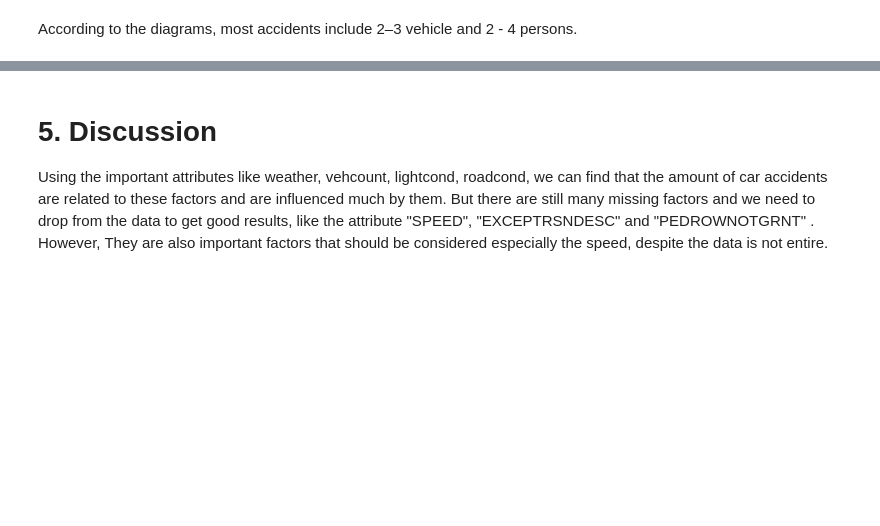
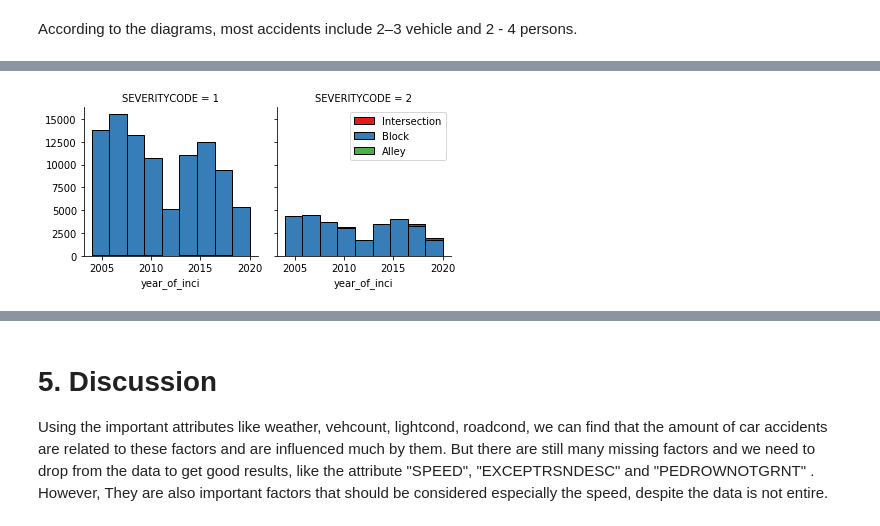
Before and after one commit to gaoxy95/Coursera_Capstone, a Jupyter notebook: Capstone Project - Car accident severity (Week 2).ipynb, the cells around one changed output, grey strips where cells are left out. Drawn from its saved outputs; the diff is of its cells as text; code cells hidden in the pictures; blank space fills up the shorter version.

```diff
--- a/Capstone Project - Car accident severity (Week 2).ipynb
+++ b/Capstone Project - Car accident severity (Week 2).ipynb
@@ -184,0 +232,4 @@ According to the diagrams, most accidents include 2–3 vehicle and 2 - 4 person
+# %%
+df['INCDATE_1'] = pd.to_datetime(df['INCDATE'])
+df['year_of_inci'] = df['INCDATE_1'].dt.year
+df.head()
@@ -184,0 +244,10 @@ According to the diagrams, most accidents include 2–3 vehicle and 2 - 4 person
+# %%
+import seaborn as sns
+
+bins = np.linspace(df.year_of_inci.min(), df.year_of_inci.max(), 10)
+g = sns.FacetGrid(df, col="SEVERITYCODE", hue="ADDRTYPE", palette="Set1", col_wrap=2)
+g.map(plt.hist, 'year_of_inci', bins=bins, ec="k")
+g.axes[-1].legend()
+plt.show()
+# %% [output]
+[figure, added]
```
Also changed, not shown: parts of 10 cells of this notebook.
